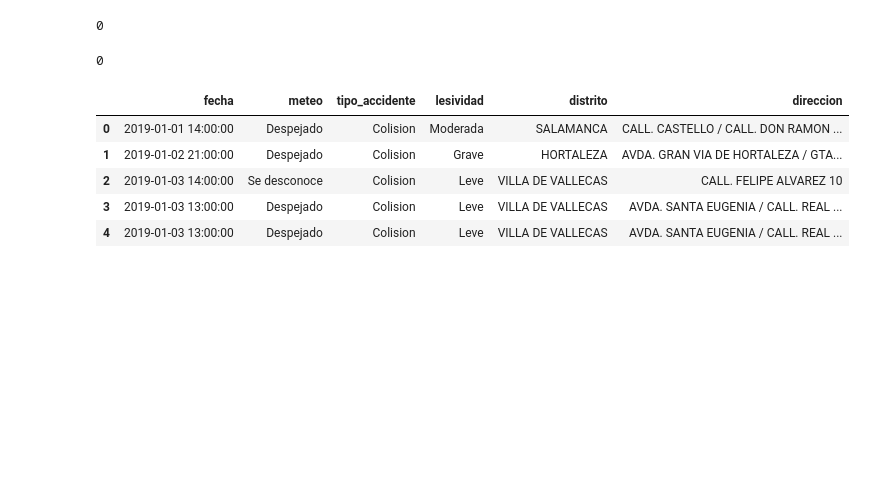
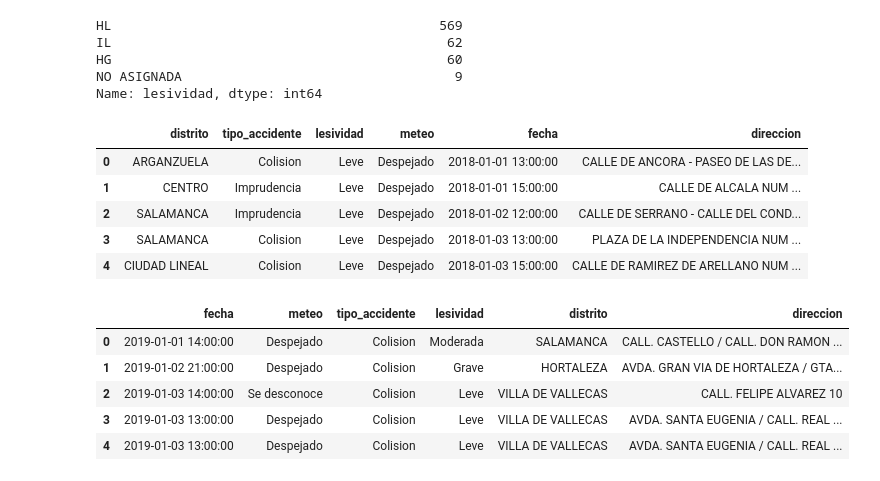
Before and after one commit to Ovion/Plan-B, a Jupyter notebook: input/raw_data/Cleaning_Untitled.ipynb, the cells around one changed output. Drawn from its saved outputs; the diff is of its cells as text; code cells hidden in the pictures; blank space fills up the shorter version.

```diff
--- a/input/raw_data/Cleaning_Untitled.ipynb
+++ b/input/raw_data/Cleaning_Untitled.ipynb
@@ -80,3 +102,30 @@ def create_dir(df):
+# %%
+df.lesividad.value_counts(dropna=False)
+# %% [output]
+HL                                          569
+IL                                           62
+HG                                           60
+NO ASIGNADA                                   9
+Name: lesividad, dtype: int64
+# %%
+def change_injury_17_18(values):
+    dict_injury = {
+        'IL':'Moderada',
+        'HG':'Grave',
+        'M':'Fallecido',
+        'HL':'Leve', 'NO ASIGNADA':'Leve'}
+    return dict_injury[values]
+
+df.lesividad = df.lesividad.apply(lambda x: change_injury_17_18(x.strip()))
+# %%
+df.head()
+# %% [output]
+|  | distrito | tipo_accidente | lesividad | meteo | fecha | direccion |
+| 0 | ARGANZUELA | Colision | Leve | Despejado | 2018-01-01 13:00:00 | CALLE DE ANCORA - PASEO DE LAS DE... |
+| 1 | CENTRO | Imprudencia | Leve | Despejado | 2018-01-01 15:00:00 | CALLE DE ALCALA NUM ... |
+| 2 | SALAMANCA | Imprudencia | Leve | Despejado | 2018-01-02 12:00:00 | CALLE DE SERRANO - CALLE DEL COND... |
+| 3 | SALAMANCA | Colision | Leve | Despejado | 2018-01-03 13:00:00 | PLAZA DE LA INDEPENDENCIA NUM ... |
+| 4 | CIUDAD LINEAL | Colision | Leve | Despejado | 2018-01-03 15:00:00 | CALLE DE RAMIREZ DE ARELLANO NUM ... |
 # %%
 def get_df_norm_header_index(path):
     lst_header = ['num_exp', 'dia', 'hora', 'calle', 'num', 'distrito', 'tipo_accidente', 'meteo', 'vehiculo', 'persona', 'edad', 'sexo', 'lesividad' ]
@@ -86,14 +135,6 @@ def get_df_norm_header_index(path):
     return df
 
 bici = get_df_norm_header_index('bicicletas/AccidentesBicicletas_2019.csv')
-# %%
-bici[bici.num=='0'].num.count()
-# %% [output]
-0
-# %%
-bici[bici.num=='-'].num.count()
-# %% [output]
-0
 # %%
 def create_date(df):
     df['fecha'] = df.dia+' '+df.hora
```
Also changed, not shown: parts of 10 cells of this notebook, 2 other files.
